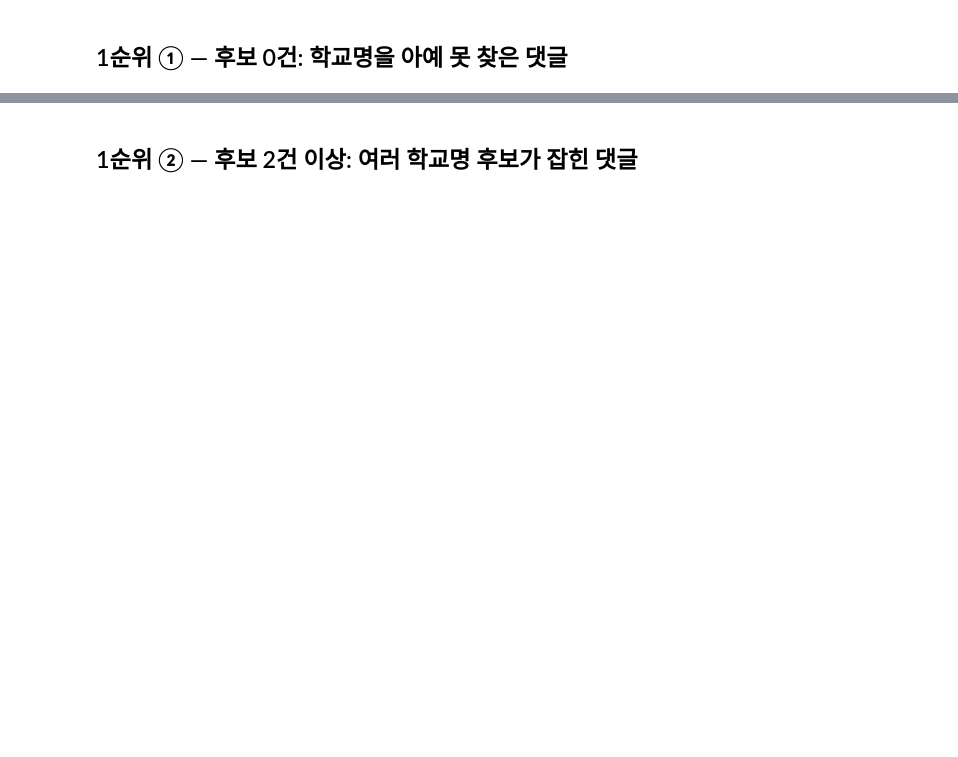
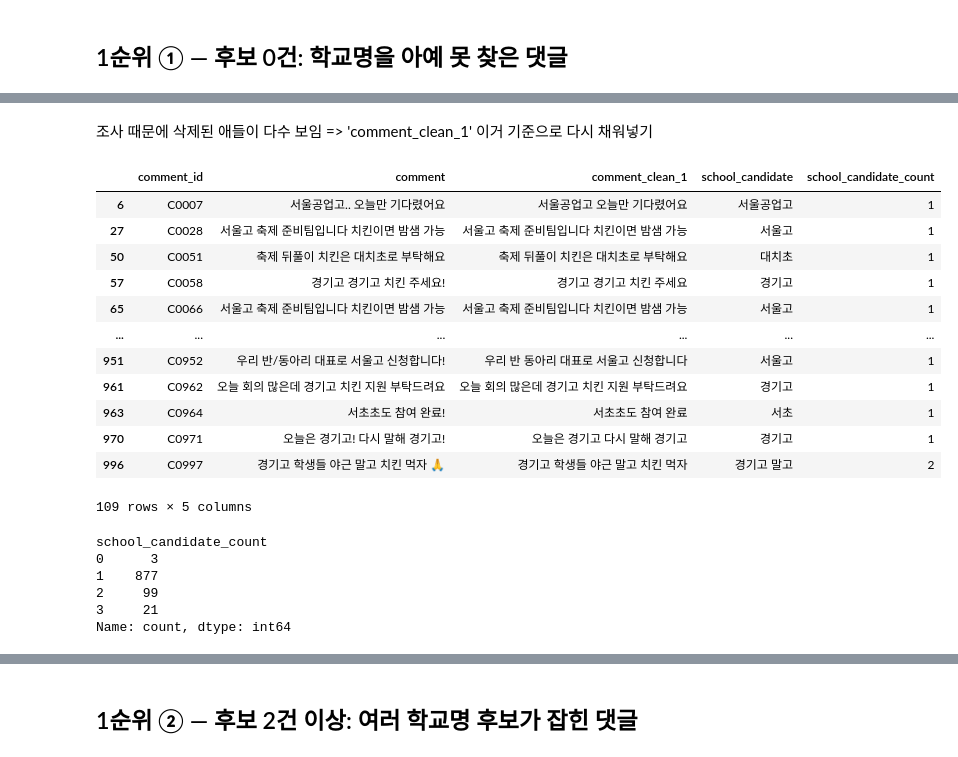
Before and after one commit to imadeit-gyuriPARK/Dongguk_dreampath, a Jupyter notebook: src/count.ipynb, the cells around one changed output, grey strips where cells are left out. Cells and saved outputs as stored; diff of their text form; code cells hidden in the pictures; blank space fills up the shorter version.

```diff
--- a/src/count.ipynb
+++ b/src/count.ipynb
@@ -48,0 +91,40 @@ zero_df[["comment_id", "comment", "comment_noun"]]
+# %% [markdown]
+조사 때문에 삭제된 애들이 다수 보임
+=> 'comment_clean_1' 이거 기준으로 다시 채워넣기
+# %%
+from preprocessing import extract_school_candidates_fallback
+
+zero_mask = df["school_candidate_count"] == 0
+
+df.loc[zero_mask, "school_candidate"] = df.loc[zero_mask, "comment_clean_1"].apply(
+    extract_school_candidates_fallback
+)
+df.loc[zero_mask, "school_candidate_count"] = df.loc[zero_mask, "school_candidate"].apply(
+    lambda s: len(s.split()) if s else 0
+)
+
+df.loc[zero_mask, ["comment_id", "comment", "comment_clean_1", "school_candidate", "school_candidate_count"]]
+# %% [output]
+|  | comment_id | comment | comment_clean_1 | school_candidate | school_candidate_count |
+| 6 | C0007 | 서울공업고.. 오늘만 기다렸어요 | 서울공업고 오늘만 기다렸어요 | 서울공업고 | 1 |
+| 27 | C0028 | 서울고 축제 준비팀입니다 치킨이면 밤샘 가능 | 서울고 축제 준비팀입니다 치킨이면 밤샘 가능 | 서울고 | 1 |
+| 50 | C0051 | 축제 뒤풀이 치킨은 대치초로 부탁해요 | 축제 뒤풀이 치킨은 대치초로 부탁해요 | 대치초 | 1 |
+| 57 | C0058 | 경기고 경기고 치킨 주세요! | 경기고 경기고 치킨 주세요 | 경기고 | 1 |
+| 65 | C0066 | 서울고 축제 준비팀입니다 치킨이면 밤샘 가능 | 서울고 축제 준비팀입니다 치킨이면 밤샘 가능 | 서울고 | 1 |
+| ... | ... | ... | ... | ... | ... |
+| 951 | C0952 | 우리 반/동아리 대표로 서울고 신청합니다! | 우리 반 동아리 대표로 서울고 신청합니다 | 서울고 | 1 |
+| 961 | C0962 | 오늘 회의 많은데 경기고 치킨 지원 부탁드려요 | 오늘 회의 많은데 경기고 치킨 지원 부탁드려요 | 경기고 | 1 |
+| 963 | C0964 | 서초초도 참여 완료! | 서초초도 참여 완료 | 서초 | 1 |
+| 970 | C0971 | 오늘은 경기고! 다시 말해 경기고! | 오늘은 경기고 다시 말해 경기고 | 경기고 | 1 |
+| 996 | C0997 | 경기고 학생들 야근 말고 치킨 먹자 🙏 | 경기고 학생들 야근 말고 치킨 먹자 | 경기고 말고 | 2 |
+109 rows × 5 columns
+# %%
+# 폴백 적용 후 분포 재확인
+df["school_candidate_count"].value_counts().sort_index()
+# %% [output]
+school_candidate_count
+0      3
+1    877
+2     99
+3     21
+Name: count, dtype: int64
```
Also changed, not shown: parts of 13 cells of this notebook, 8 other files.
